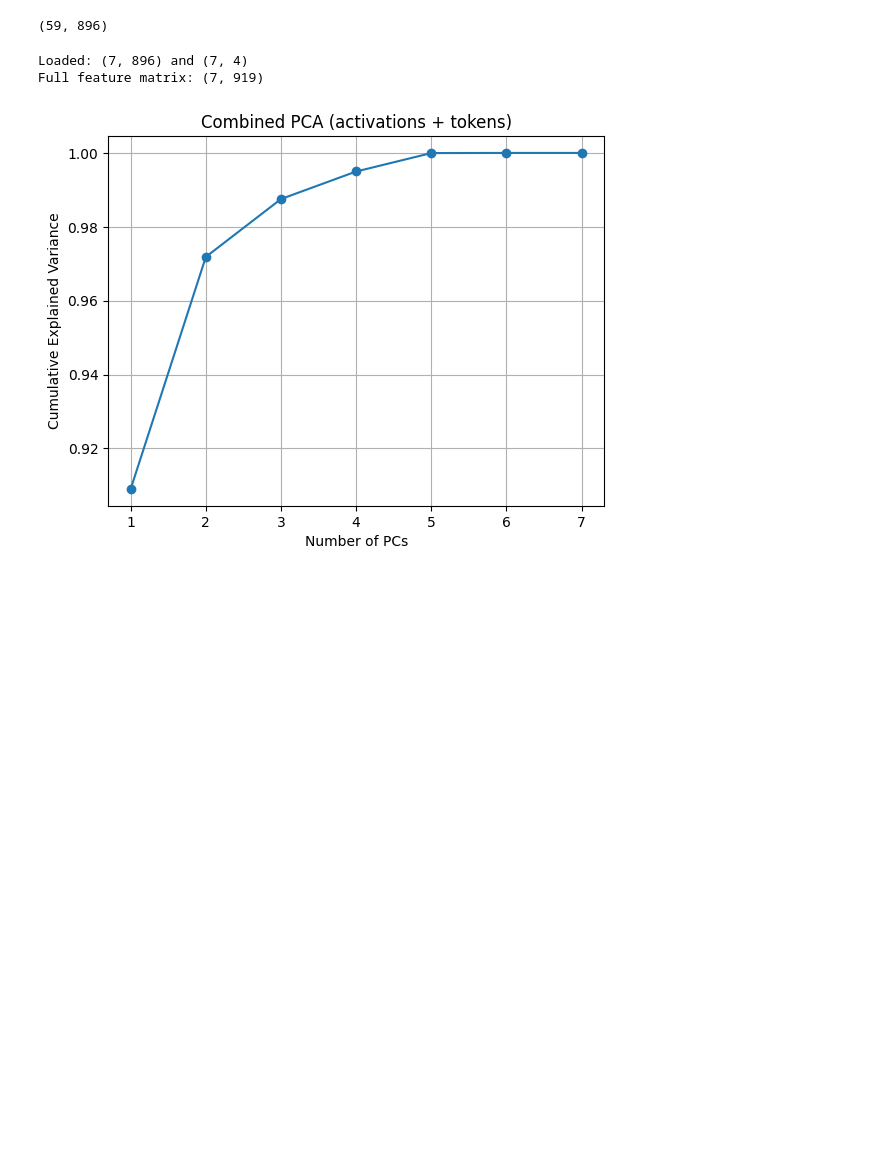
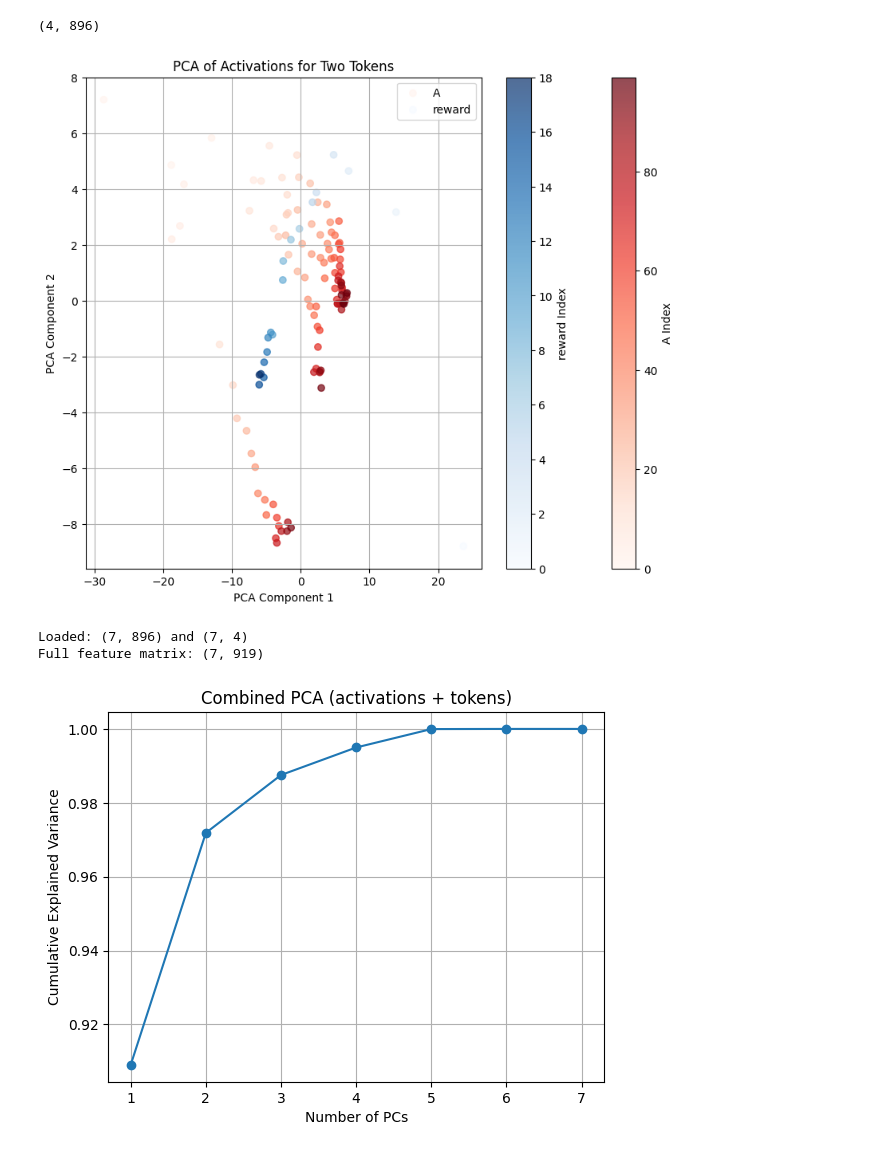
Before and after one commit to gguiomar/cog-schema, a Jupyter notebook: notebooks/PCA.ipynb, the cells around one changed output. Drawn from its saved outputs; the diff is of its cells as text; code cells hidden in the pictures; blank space fills up the shorter version.

```diff
--- a/notebooks/PCA.ipynb
+++ b/notebooks/PCA.ipynb
@@ -52,11 +52,52 @@ def get_activations_by_token(token, act_dir=None, file=None):
     return np.array([activations[0, i, :] for i in token_indices])
 # %%
 get_activations_by_token(
-    get_token_from_string("user"),
+    get_token_from_string(" GREEN"),
     file="109"
 ).shape
 # %% [output]
-(59, 896)
+(4, 896)
+# %%
+# do PCA on the activations
+def pca_activations(activations, n_components=2):
+    pca = PCA(n_components=n_components)
+    return pca.fit_transform(activations)
+# %%
+# plot the PCA results for two tokens with different color gradients
+def plot_pca_two_tokens(pca_results1, pca_results2, label1="Token 1", label2="Token 2"):
+    plt.figure(figsize=(10, 8))
+    scatter1 = plt.scatter(
+        pca_results1[:, 0], pca_results1[:, 1],
+        c=np.arange(len(pca_results1)), cmap='Reds', alpha=0.7, label=label1
+    )
+    scatter2 = plt.scatter(
+        pca_results2[:, 0], pca_results2[:, 1],
+        c=np.arange(len(pca_results2)), cmap='Blues', alpha=0.7, label=label2
+    )
+    plt.colorbar(scatter1, label=f'{label1} Index', orientation='vertical')
+    plt.colorbar(scatter2, label=f'{label2} Index', orientation='vertical')
+    plt.xlabel('PCA Component 1')
+    plt.ylabel('PCA Component 2')
+    plt.title('PCA of Activations for Two Tokens')
+    plt.legend()
+    plt.grid()
+    plt.show()
+
+pca_results1 = pca_activations(
+    get_activations_by_token(
+        get_token_from_string("assistant"),
+        file="99"
+    )
+)
+pca_results2 = pca_activations(
+    get_activations_by_token(
+        get_token_from_string(" GREEN"),
+        file="99"
+    )
+)
+plot_pca_two_tokens(pca_results1, pca_results2, label1="A", label2="reward")
+# %% [output]
+[figure, added]
 # %%
 def meta_data(ACT_DIR):
     features = []
```
